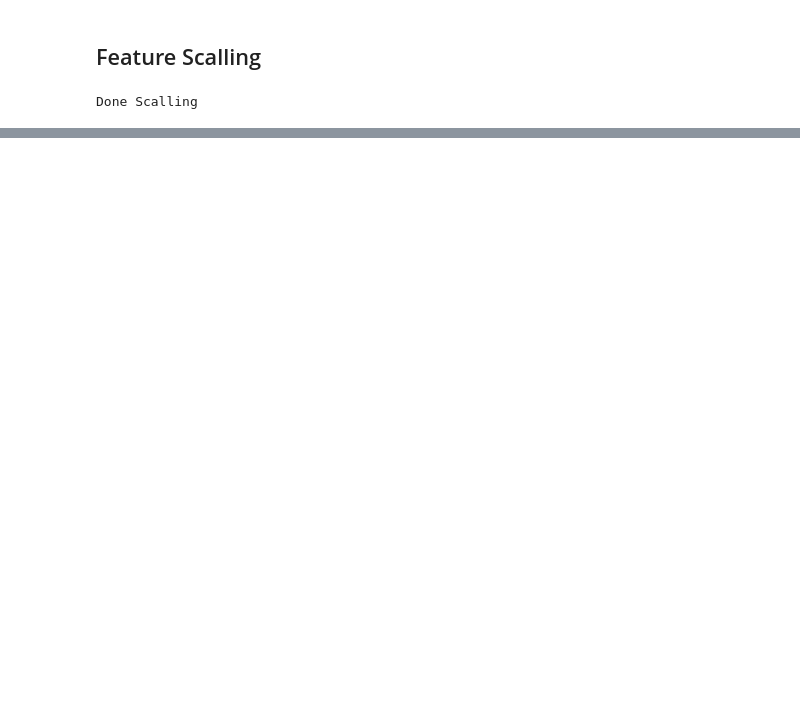
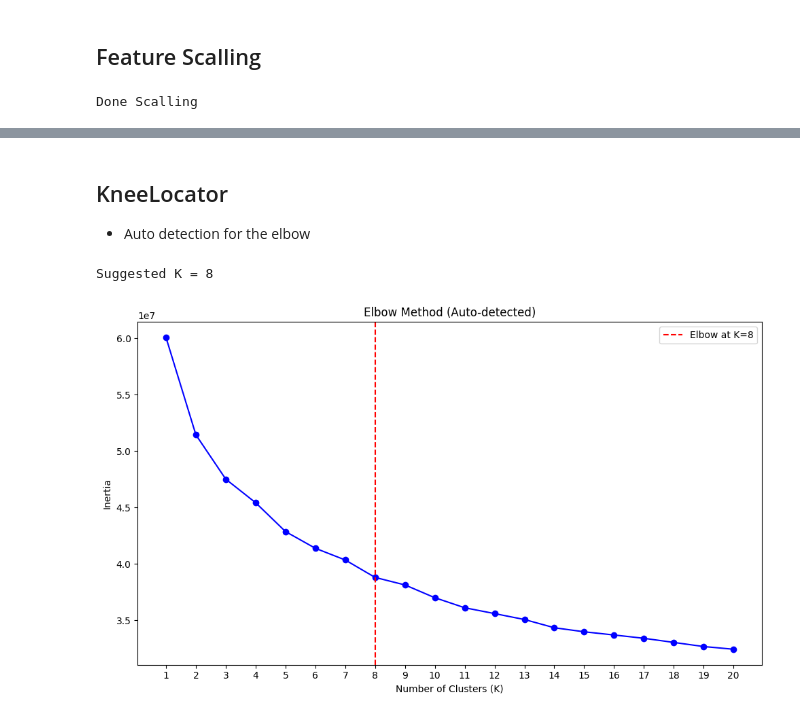
Before and after one commit to mohamed-295/UnsupervisedML_Project, a Jupyter notebook: UnsupervisedML_Project.ipynb, the cells around one changed output, grey strips where cells are left out. Cells and saved outputs as stored; diff of their text form; code cells hidden in the pictures; blank space fills up the shorter version.

```diff
--- a/UnsupervisedML_Project.ipynb
+++ b/UnsupervisedML_Project.ipynb
@@ -246,0 +322,24 @@ Done Scalling
+# %% [markdown]
+## KneeLocator
+* Auto detection for the elbow
+# %%
+from kneed import KneeLocator
+
+kneedle = KneeLocator(list(k_range), scores,curve='convex', direction='decreasing')
+
+print(f'Suggested K = {kneedle.knee}')
+
+plt.figure(figsize=(10, 6))
+plt.xticks(k_range)
+plt.plot(k_range, scores, 'bo-')
+plt.axvline(x=kneedle.knee, color='red', linestyle='--',
+            label=f'Elbow at K={kneedle.knee}')
+plt.xlabel('Number of Clusters (K)')
+plt.ylabel('Inertia')
+plt.title('Elbow Method (Auto-detected)')
+plt.legend()
+plt.tight_layout()
+plt.show()
+# %% [output]
+Suggested K = 8
+[figure, added]
```
Also changed, not shown: parts of 24 cells of this notebook.
